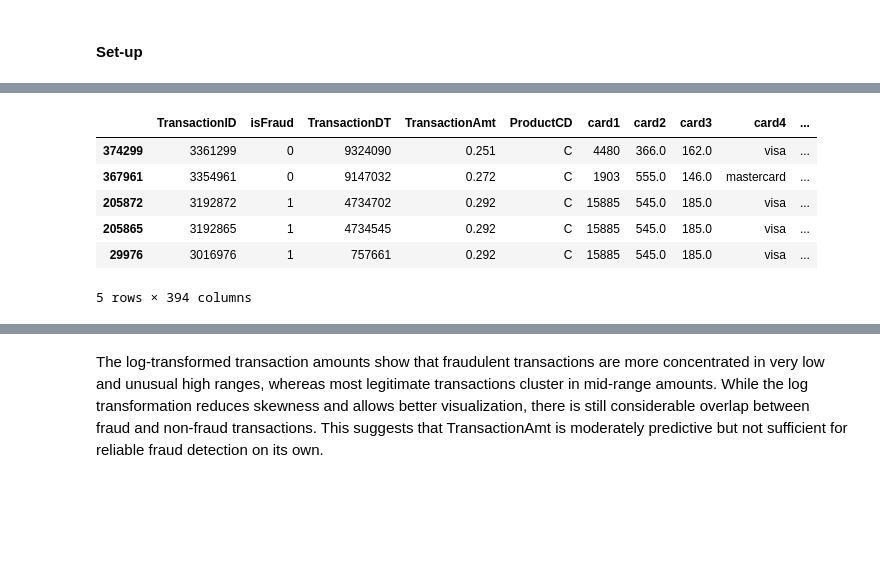
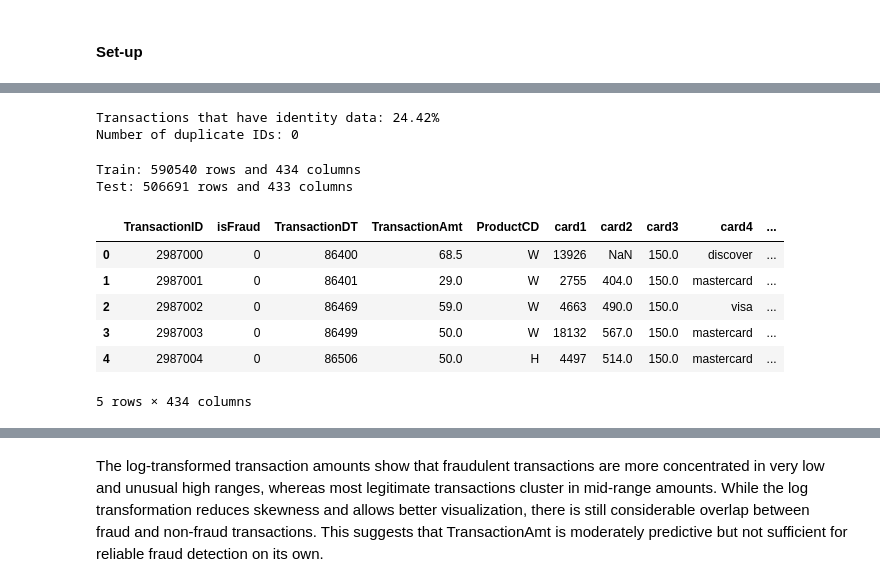
Before and after one commit to ziadharmanani/Financial-Fraud-Detection, a Jupyter notebook: notebooks/01_Transaction_EDA.ipynb, the cells around one changed output, grey strips where cells are left out. Saved outputs shown, nothing was run; the diff lists cells and outputs as text; code cells hidden in the pictures; blank space fills up the shorter version.

```diff
--- a/notebooks/01_Transaction_EDA.ipynb
+++ b/notebooks/01_Transaction_EDA.ipynb
@@ -89,10 +20,12 @@ train_transaction.sort_values('TransactionAmt', ascending=False).head(5)
-# %%
-train_transaction.sort_values('TransactionAmt', ascending=True).head(5)
-# %% [output]
-|  | TransactionID | isFraud | TransactionDT | TransactionAmt | ProductCD | card1 | card2 | card3 | card4 | ... |
-| 374299 | 3361299 | 0 | 9324090 | 0.251 | C | 4480 | 366.0 | 162.0 | visa | ... |
-| 367961 | 3354961 | 0 | 9147032 | 0.272 | C | 1903 | 555.0 | 146.0 | mastercard | ... |
-| 205872 | 3192872 | 1 | 4734702 | 0.292 | C | 15885 | 545.0 | 185.0 | visa | ... |
-| 205865 | 3192865 | 1 | 4734545 | 0.292 | C | 15885 | 545.0 | 185.0 | visa | ... |
-| 29976 | 3016976 | 1 | 757661 | 0.292 | C | 15885 | 545.0 | 185.0 | visa | ... |
-5 rows × 394 columns
+# %%
+# Sanity check before joining
+# This shows the percentage of transactions that have identity data.
+overlap = train_transaction['TransactionID'].isin(train_identity['TransactionID']).mean()
+print(f"Transactions that have identity data: {overlap:.2%}")
+
+# If this returns 0, every transaction has at most ONE identity row
+duplicates = train_identity['TransactionID'].duplicated().sum()
+print(f"Number of duplicate IDs: {duplicates}")
+# %% [output]
+Transactions that have identity data: 24.42%
+Number of duplicate IDs: 0
@@ -98,0 +40,16 @@ train_transaction.sort_values('TransactionAmt', ascending=True).head(5)
+# %%
+print(f'Train: {df_train.shape[0]} rows and {df_train.shape[1]} columns')
+print(f'Test: {df_test.shape[0]} rows and {df_test.shape[1]} columns')
+# %% [output]
+Train: 590540 rows and 434 columns
+Test: 506691 rows and 433 columns
+# %%
+df_train.head()
+# %% [output]
+|  | TransactionID | isFraud | TransactionDT | TransactionAmt | ProductCD | card1 | card2 | card3 | card4 | ... |
+| 0 | 2987000 | 0 | 86400 | 68.5 | W | 13926 | NaN | 150.0 | discover | ... |
+| 1 | 2987001 | 0 | 86401 | 29.0 | W | 2755 | 404.0 | 150.0 | mastercard | ... |
+| 2 | 2987002 | 0 | 86469 | 59.0 | W | 4663 | 490.0 | 150.0 | visa | ... |
+| 3 | 2987003 | 0 | 86499 | 50.0 | W | 18132 | 567.0 | 150.0 | mastercard | ... |
+| 4 | 2987004 | 0 | 86506 | 50.0 | H | 4497 | 514.0 | 150.0 | mastercard | ... |
+5 rows × 434 columns
```
Also changed, not shown: parts of 55 cells of this notebook, 1 other file.
